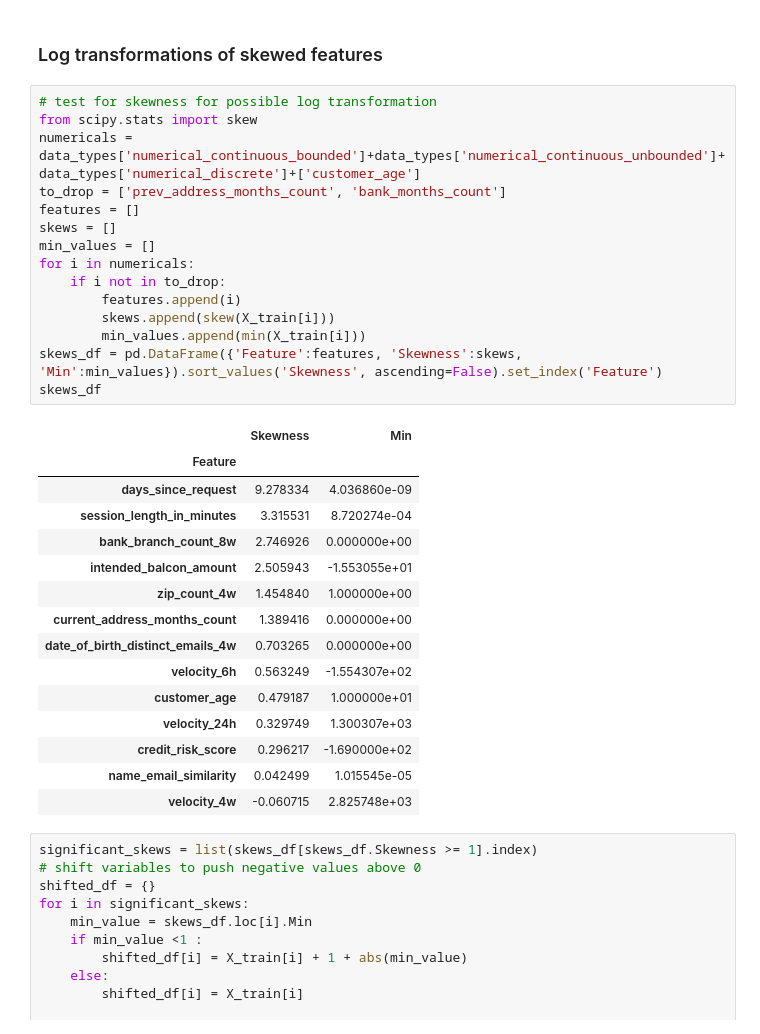
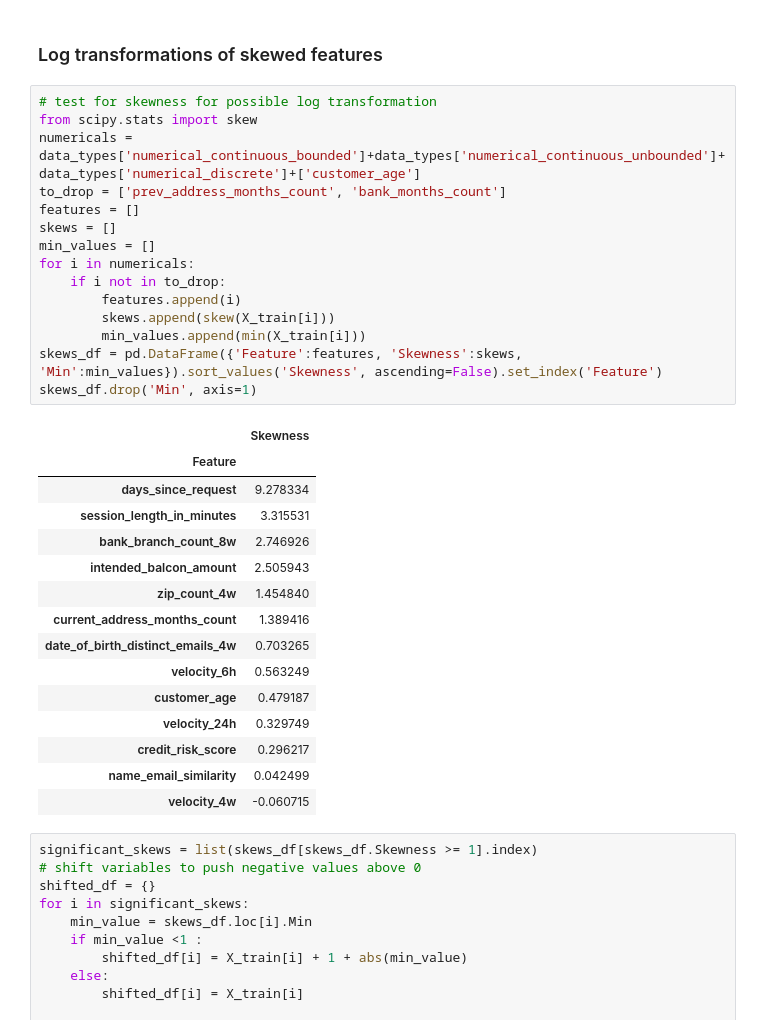
Before and after one commit to jonnywong288/bank-account-fraud, a Jupyter notebook: feature_engineering.ipynb, the cells around one changed output. Drawn from its saved outputs; the diff is of its cells as text.

```diff
--- a/feature_engineering.ipynb
+++ b/feature_engineering.ipynb
@@ -104,34 +120,34 @@ X_test = pd.concat([X_test.drop(columns=categories_to_encode).reset_index(drop=T
 # %%
 # test for skewness for possible log transformation
 from scipy.stats import skew
 numericals = data_types['numerical_continuous_bounded']+data_types['numerical_continuous_unbounded']+data_types['numerical_discrete']+['customer_age']
 to_drop = ['prev_address_months_count', 'bank_months_count']
 features = []
 skews = []
 min_values = []
 for i in numericals:
     if i not in to_drop:
         features.append(i)
         skews.append(skew(X_train[i]))
         min_values.append(min(X_train[i]))
 skews_df = pd.DataFrame({'Feature':features, 'Skewness':skews, 'Min':min_values}).sort_values('Skewness', ascending=False).set_index('Feature')
-skews_df
+skews_df.drop('Min', axis=1)
 # %% [output]
-|  | Skewness | Min |
-| Feature |  |  |
-| days_since_request | 9.278334 | 4.036860e-09 |
-| session_length_in_minutes | 3.315531 | 8.720274e-04 |
-| bank_branch_count_8w | 2.746926 | 0.000000e+00 |
-| intended_balcon_amount | 2.505943 | -1.553055e+01 |
-| zip_count_4w | 1.454840 | 1.000000e+00 |
-| current_address_months_count | 1.389416 | 0.000000e+00 |
-| date_of_birth_distinct_emails_4w | 0.703265 | 0.000000e+00 |
-| velocity_6h | 0.563249 | -1.554307e+02 |
-| customer_age | 0.479187 | 1.000000e+01 |
-| velocity_24h | 0.329749 | 1.300307e+03 |
-| credit_risk_score | 0.296217 | -1.690000e+02 |
-| name_email_similarity | 0.042499 | 1.015545e-05 |
-| velocity_4w | -0.060715 | 2.825748e+03 |
+|  | Skewness |
+| Feature |  |
+| days_since_request | 9.278334 |
+| session_length_in_minutes | 3.315531 |
+| bank_branch_count_8w | 2.746926 |
+| intended_balcon_amount | 2.505943 |
+| zip_count_4w | 1.454840 |
+| current_address_months_count | 1.389416 |
+| date_of_birth_distinct_emails_4w | 0.703265 |
+| velocity_6h | 0.563249 |
+| customer_age | 0.479187 |
+| velocity_24h | 0.329749 |
+| credit_risk_score | 0.296217 |
+| name_email_similarity | 0.042499 |
+| velocity_4w | -0.060715 |
 # %%
 significant_skews = list(skews_df[skews_df.Skewness >= 1].index)
 # shift variables to push negative values above 0
```
Also changed, not shown: parts of 5 cells of this notebook.
